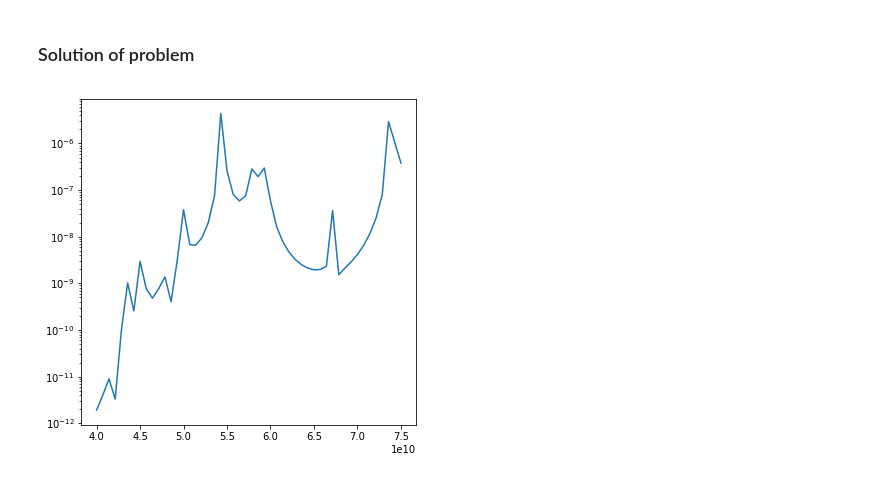
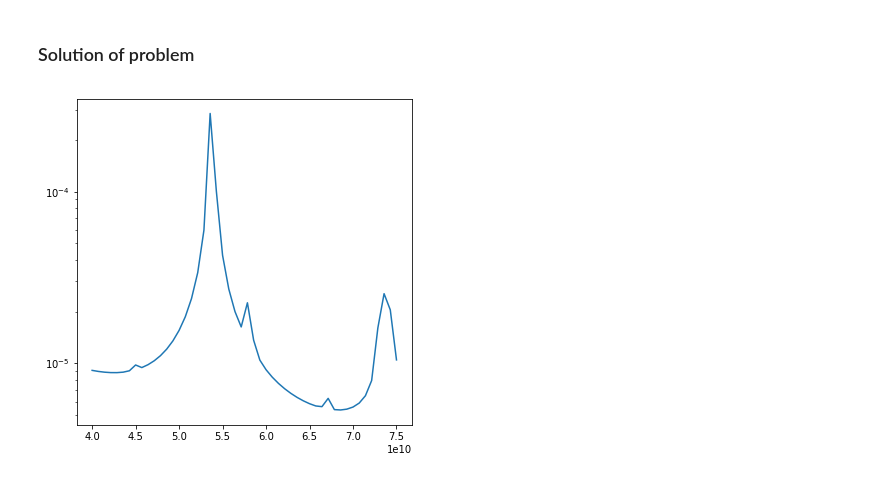
Before and after one commit to FMatti/Maxwell-MRI, a Jupyter notebook: examples/circular_waveguide_filter/circular_waveguide_filter.ipynb, the cells around one changed output. Drawn from its saved outputs; the diff is of its cells as text; code cells hidden in the pictures.

```diff
--- a/examples/circular_waveguide_filter/circular_waveguide_filter.ipynb
+++ b/examples/circular_waveguide_filter/circular_waveguide_filter.ipynb
@@ -53,11 +45,8 @@ class g_N_R(fen.UserExpression):
     def value_shape(self):
         return (3,)
 
-class trace(fen.SubDomain):
-    def inside(self, x, on_boundary):
-        return on_boundary and fen.near(x[0], Dx) and x[1]>-Dy and x[1]<Dy and x[2]>-Dz and x[2]<Dz
-
-WG = CircularWaveguideFilter(mesh, B_N, g_N=g_N_L())
-VS = VectorSpaceL2(WG, trace())
+mesh = 'model/DMCWF.xml'
+CWF = CircularWaveguideFilter(mesh, B_N, g_N=g_N_L())
+VS = VectorSpaceL2(CWF)
 # %% [markdown]
 ### Solution of problem
@@ -68,7 +55,7 @@ WG.setup()
 # %%
 fig, ax = plt.subplots(figsize=(6, 6), sharex=True)
 omegas = np.linspace(4e+10, 7.5e+10, 50)
-WG.solve(omegas)
-helpers.plot_solution_norms(ax, WG, VS)
+CWF.solve(omegas)
+helpers.plot_solution_norms(ax, CWF, VS)
 # %% [output]
-[figure, old version]
+[figure, new version]
```
Also changed, not shown: parts of 5 cells of this notebook, 7 other files.
